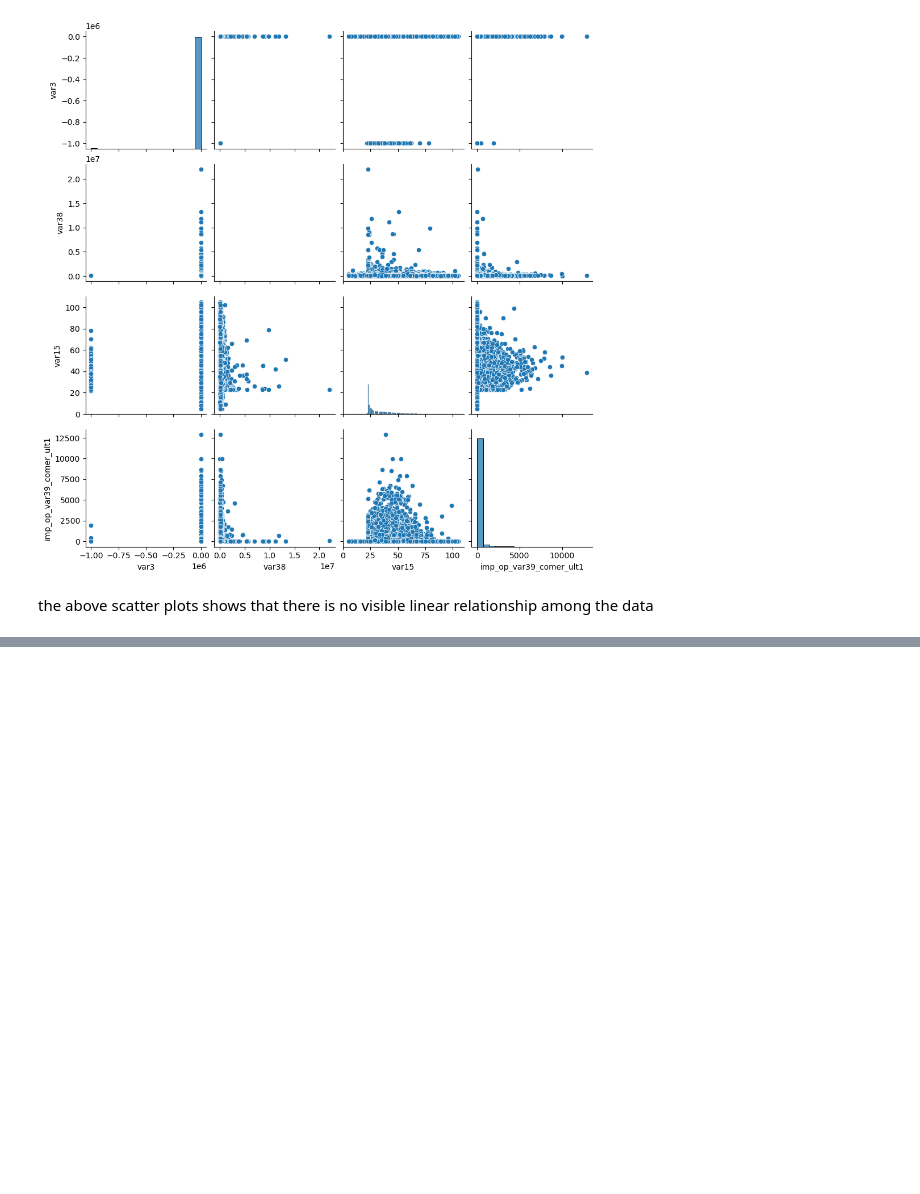
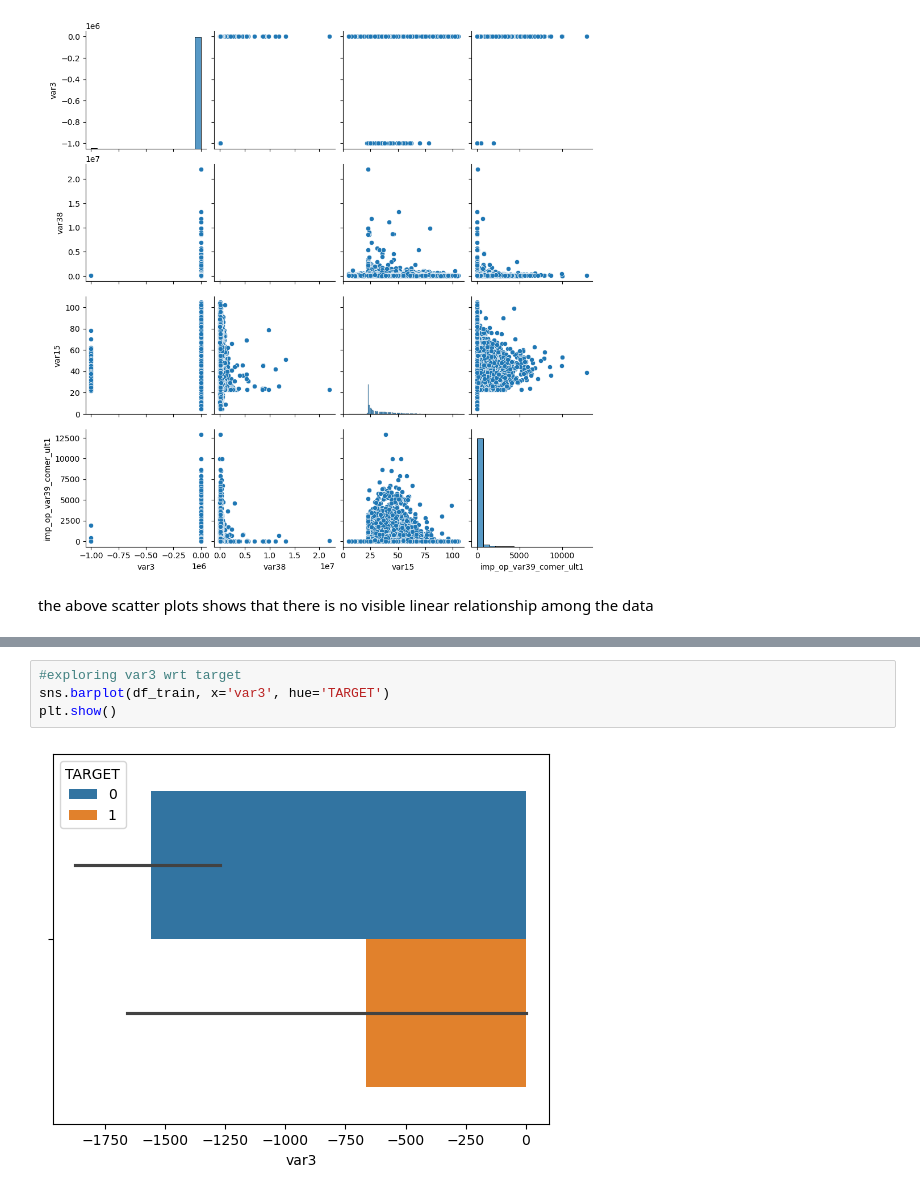
Before and after one commit to amnaa26/Machine-Learning, a Jupyter notebook: Labs/02/02.ipynb, the cells around one changed output, grey strips where cells are left out. Saved outputs shown, nothing was run; the diff lists cells and outputs as text; blank space fills up the shorter version.

```diff
--- a/Labs/02/02.ipynb
+++ b/Labs/02/02.ipynb
@@ -104,0 +136,6 @@ the above scatter plots shows that there is no visible linear relationship among
+# %%
+#exploring var3 wrt target
+sns.barplot(df_train, x='var3', hue='TARGET')
+plt.show()
+# %% [output]
+[figure, added]
```
Also changed, not shown: parts of 13 cells of this notebook.
